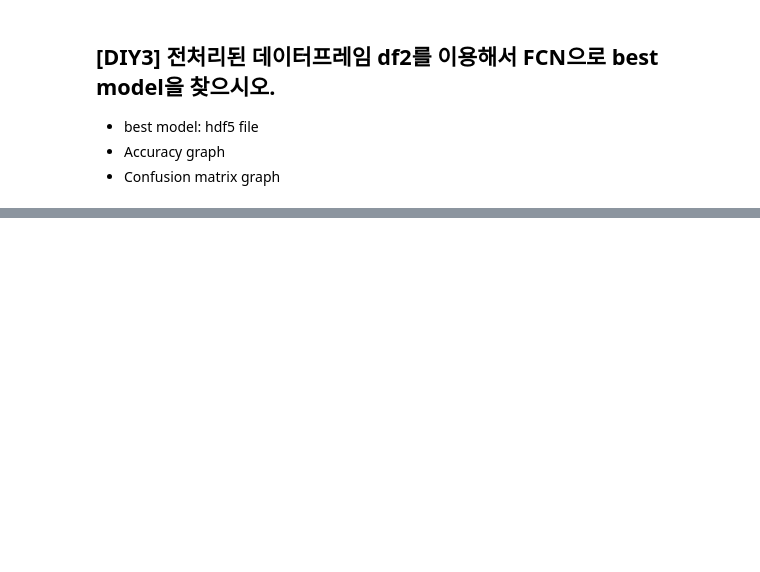
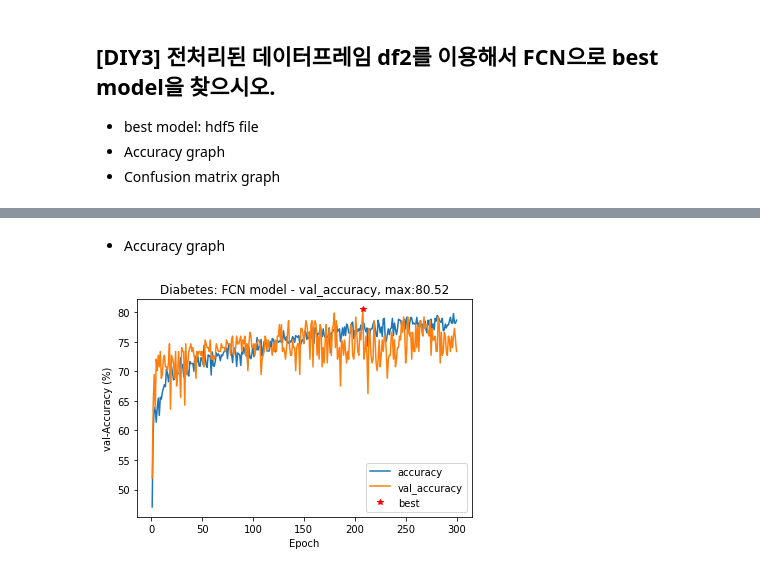
Before and after one commit to ducodbs0516/pdm18, a Jupyter notebook: py-tensorflow/DL1-FCN/proj01_diabetes_FCN_final.ipynb, the cells around one changed output, grey strips where cells are left out. Cells and saved outputs as stored; diff of their text form; code cells hidden in the pictures; blank space fills up the shorter version.

```diff
--- a/py-tensorflow/DL1-FCN/proj01_diabetes_FCN_final.ipynb
+++ b/py-tensorflow/DL1-FCN/proj01_diabetes_FCN_final.ipynb
@@ -569,0 +591,21 @@ df2.head(10)
+# %%
+# set random number seed
+np.random.seed(1234)
+tf.random.set_seed(1234)
+
+# define the keras model: simple FCN
+model_df2 = Sequential()
+model_df2.add(Dense(12, input_dim=8, activation='relu'))  # neural network layer:12, input_dim=8: 8개의 항목
+model_df2.add(Dense(8, activation='relu'))
+model_df2.add(Dense(1, activation='sigmoid'))
+# compile the keras model
+model_df2.compile(loss='binary_crossentropy',
+              optimizer='adam',
+              metrics=['accuracy'])
+
+# fit the keras model on the dataset
+hist = model_df2.fit(X_train, y_train,
+                 epochs=300,
+                 batch_size=10,
+                 verbose=1,
+                 validation_data=(X_test, y_test))
@@ -569,0 +630,19 @@ df2.head(10)
+# %% [markdown]
+- Accuracy graph
+# %%
+epochs = range(1, len(hist.history['accuracy']) + 1)
+
+acc_list = [100 * i for i in hist.history['accuracy']]
+vacc_list = [100 * i for i in hist.history['val_accuracy']]
+
+plt.plot(epochs,acc_list)
+plt.plot(epochs,vacc_list)
+
+plt.plot(np.argmax(np.array(vacc_list))+1,vacc_list[np.argmax(np.array(vacc_list))], 'r*')
+plt.title('Diabetes: FCN model - val_accuracy, max:' + str(np.round(vacc_list[np.argmax(np.array(vacc_list))],2)))
+plt.ylabel('val-Accuracy (%)')
+plt.xlabel('Epoch')
+plt.legend(['accuracy','val_accuracy','best'], loc='best')
+plt.show()
+# %% [output]
+[figure, added]
```
Also changed, not shown: parts of 19 cells of this notebook.
